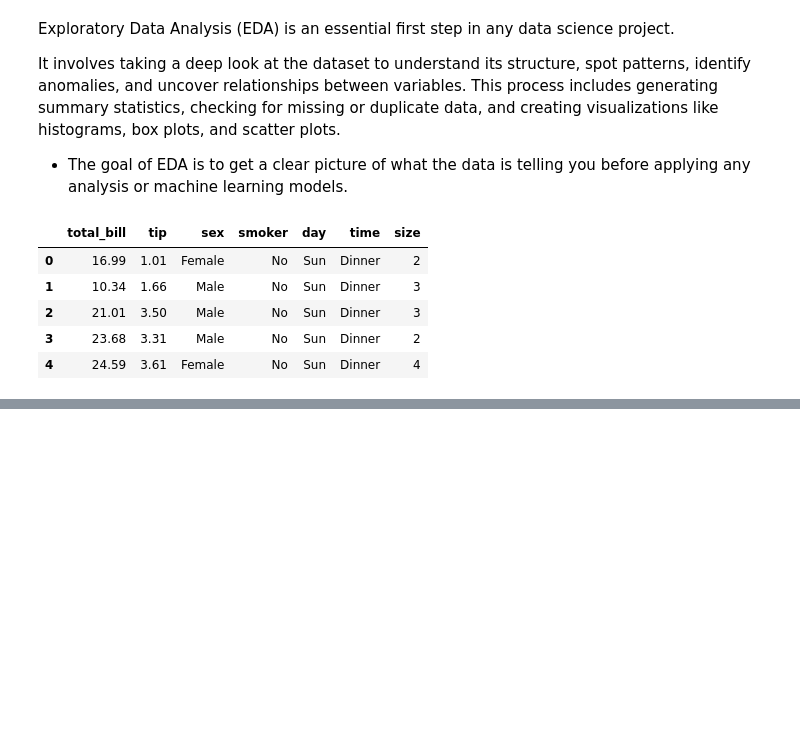
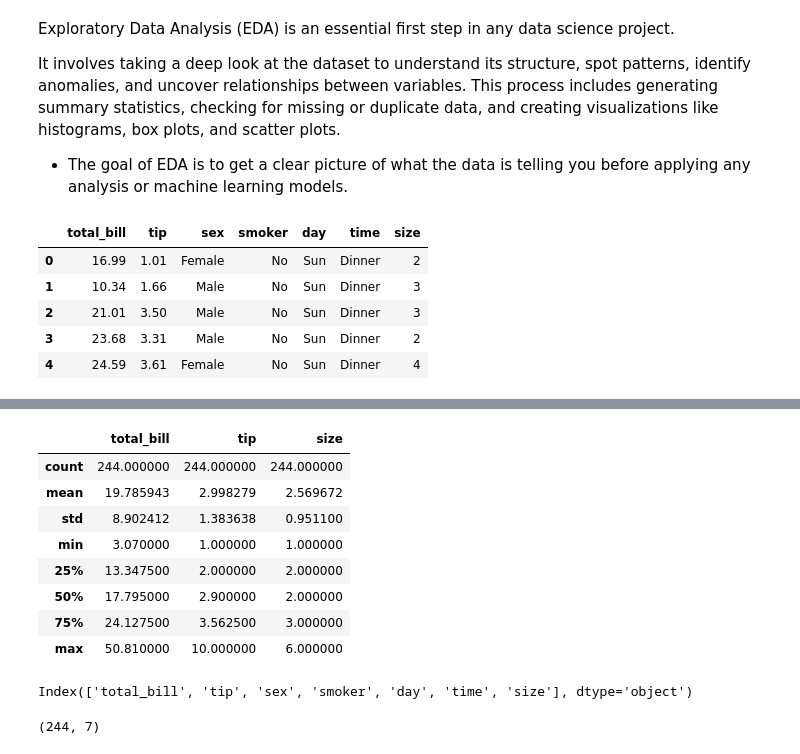
Before and after one commit to NikashLamsal/Data-Science, a Jupyter notebook: Data Analysis Using Pandas/Working_with_DataFrames.ipynb, the cells around one changed output, grey strips where cells are left out. Cells and saved outputs as stored; diff of their text form; code cells hidden in the pictures; blank space fills up the shorter version.

```diff
--- a/Data Analysis Using Pandas/Working_with_DataFrames.ipynb
+++ b/Data Analysis Using Pandas/Working_with_DataFrames.ipynb
@@ -180,0 +207,20 @@ df.head()
+# %%
+df.describe()
+# %% [output]
+|  | total_bill | tip | size |
+| count | 244.000000 | 244.000000 | 244.000000 |
+| mean | 19.785943 | 2.998279 | 2.569672 |
+| std | 8.902412 | 1.383638 | 0.951100 |
+| min | 3.070000 | 1.000000 | 1.000000 |
+| 25% | 13.347500 | 2.000000 | 2.000000 |
+| 50% | 17.795000 | 2.900000 | 2.000000 |
+| 75% | 24.127500 | 3.562500 | 3.000000 |
+| max | 50.810000 | 10.000000 | 6.000000 |
+# %%
+df.columns
+# %% [output]
+Index(['total_bill', 'tip', 'sex', 'smoker', 'day', 'time', 'size'], dtype='object')
+# %%
+df.shape
+# %% [output]
+(244, 7)
```
Also changed, not shown: parts of 2 cells of this notebook, 2 other files.
